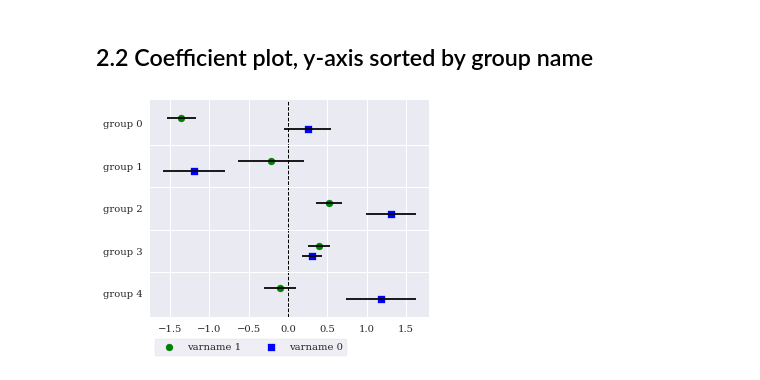
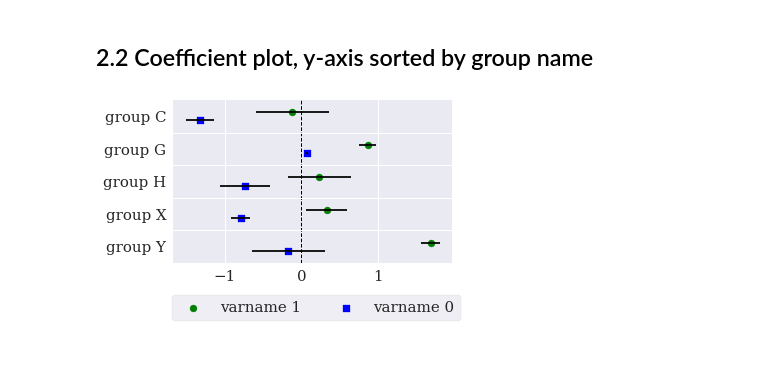
Before and after one commit to sebastianhohmann/plotting, a Jupyter notebook: CoefPlot_example.ipynb, the cells around one changed output. Saved outputs shown, nothing was run; the diff lists cells and outputs as text; code cells hidden in the pictures.

```diff
--- a/CoefPlot_example.ipynb
+++ b/CoefPlot_example.ipynb
@@ -46,18 +46,13 @@ cp.simple_dotplot('coef', 'variable', 'err', sort_coefval=True, zero_line=True,
 # 2. Grouped coefficient plot example
 ## 2.1 Generating some fake data
 # %%
-df2 = pd.DataFrame([sorted(2*['group {}'.format(x) for x in range(5)]),
+df2 = pd.DataFrame([sorted(2*['group {}'.format(x) for x in ['C', 'G', 'H', 'X', 'Y']]),
                     5*['varname {}'.format(x) for x in range(2)],
+                    [4,4,0,0,2,2,3,3,1,1],
                     b, e]).T
-df2.columns = ['group', 'variable', 'coef', 'err']
+df2.columns = ['group', 'variable', 'order', 'coef', 'err']
+df2 = df2.sort_values('order').reset_index(drop=True).copy(deep=True)
+del df2['order']
 df2
-
-# un-comment this for 2 groups and 5 variables per-group example
-
-# df2 = pd.DataFrame([sorted(5*['group {}'.format(x) for x in range(2)]),
-#                     2*['varname {}'.format(x) for x in range(5)],
-#                     b, e]).T
-# df2.columns = ['group', 'variable', 'coef', 'err']
-# df2
 # %% [output]
 |  | group | variable | coef | err |
@@ -74,7 +69,11 @@ df2
 # %% [markdown]
 ## 2.2 Coefficient plot, y-axis sorted by group name
 # %%
-cp = CoefPlot(df2)
-cp.grouped_dotplot('coef', 'variable', 'group', 'err', sort_groupname=True, zero_line=True, figsize=(5,4))
+cp = CoefPlot(df2.copy(deep=True))
+f = cp.grouped_dotplot('coef', 'variable', 'group', err='err', figsize=(5,3),
+                       order_groups_by_varlevel=None, order_groups_by_variable='group',
+                       within_group_order=None, zero_line=True,
+                       group_separators=True, legend=True, legend_bbox=(-0.03,-0.4),
+                       legend_columns=2)
 # %% [output]
-[figure, old version]
+[figure, new version]
```
Also changed, not shown: parts of 12 cells of this notebook.
